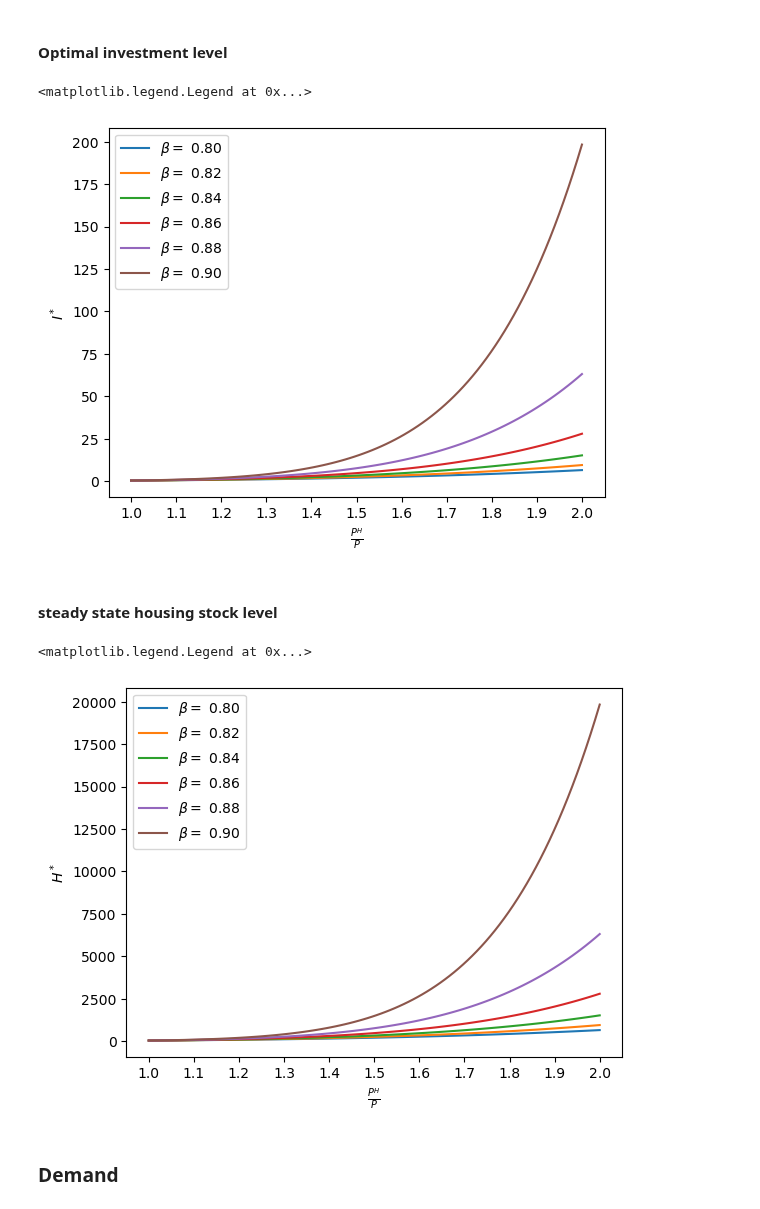
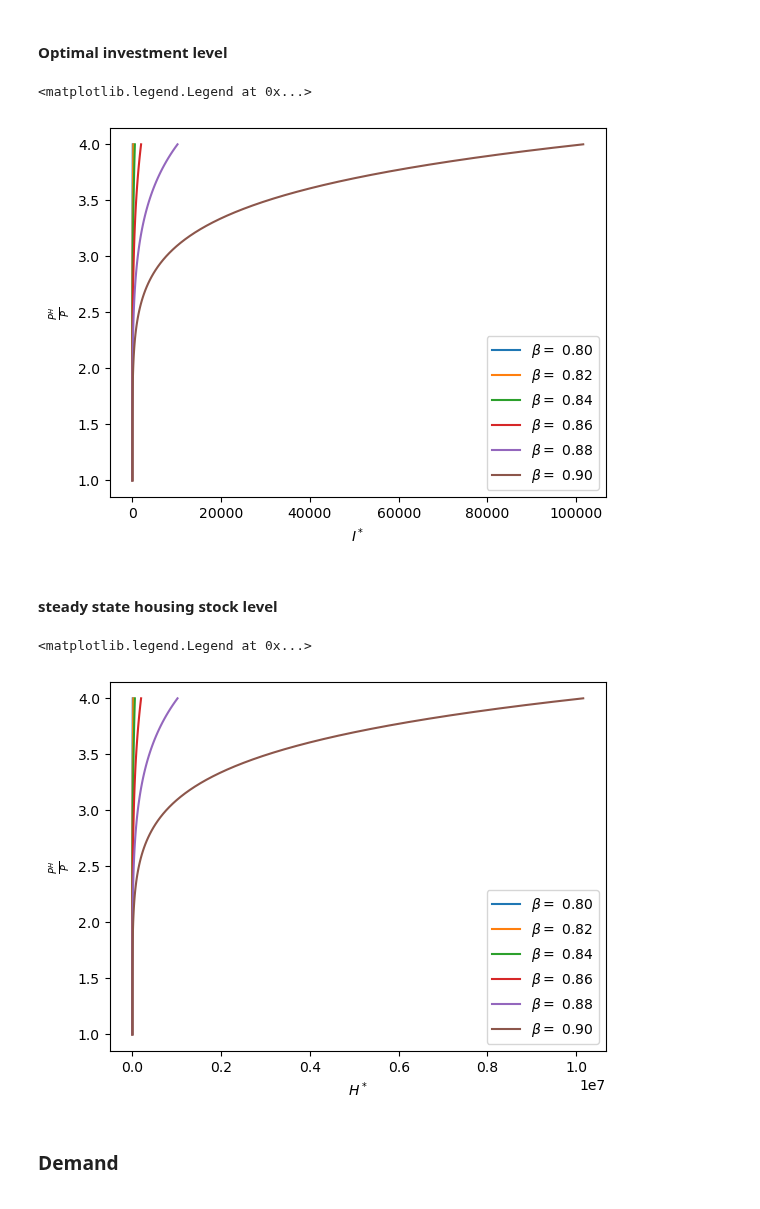
Before and after one commit to NumEconCopenhagen/projects-2023-vennerne, a Jupyter notebook: modelproject/modelproject.ipynb, the cells around one changed output. Saved outputs shown, nothing was run; the diff lists cells and outputs as text; code cells hidden in the pictures.

```diff
--- a/modelproject/modelproject.ipynb
+++ b/modelproject/modelproject.ipynb
@@ -249,11 +219,11 @@ delta = 0.01
 
 # Define range of beta and PH values
 beta_values = np.linspace(0.8, 0.9, num=6)
-PH_values = np.linspace(1, 2, num=100)
+PH_values = np.linspace(1, 4, num=100)
 
 # Create an empty array to store the results
-I_opt = np.zeros((len(beta_values), len(PH_values)))
-H_opt = np.zeros((len(beta_values), len(PH_values)))
+I_opt_s = np.zeros((len(beta_values), len(PH_values)))
+H_opt_s = np.zeros((len(beta_values), len(PH_values)))
 
 # Loop over beta and PH values and solve the profit function
 for i, beta in enumerate(beta_values):
@@ -261,34 +231,32 @@ for i, beta in enumerate(beta_values):
         result = optimize.minimize_scalar(lambda x: -profit(x,PH,P,A,beta), method='golden')
         I = result.x
         pi = profit(I,PH,P,A,beta)
-        I_opt[i,j] = I  # Store optimal investment level
-        H_opt[i,j] = I/delta  # Store steady state housing stock level
+        I_opt_s[i,j] = I  # Store optimal investment level
+        H_opt_s[i,j] = I/delta  # Store steady state housing stock level
 # %% [markdown]
 #### Optimal investment level
 # %%
 fig = plt.figure()
 for v, beta in enumerate(beta_values):
-    plt.plot(PH_values, I_opt[v,:], label=r'$\beta=$ {:.2f}'.format(beta))
-plt.xlabel(r'$\frac{P^H}{P}$')
-plt.ylabel(r'$I^*$')
-plt.xticks(np.arange(min(PH_values), max(PH_values)+0.01, 0.1))
+    plt.plot(I_opt_s[v,:],PH_values, label=r'$\beta=$ {:.2f}'.format(beta))
+plt.xlabel(r'$I^*$')
+plt.ylabel(r'$\frac{P^H}{P}$')
 plt.legend()
 # %% [output]
 <matplotlib.legend.Legend at 0x...>
-[figure, old version]
+[figure, new version]
 # %% [markdown]
 #### steady state housing stock level
 # %%
 fig = plt.figure()
 for v, beta in enumerate(beta_values):
-    plt.plot(PH_values, H_opt[v,:], label=r'$\beta=$ {:.2f}'.format(beta))
-plt.xlabel(r'$\frac{P^H}{P}$')
-plt.ylabel(r'$H^*$')
-plt.xticks(np.arange(min(PH_values), max(PH_values)+0.01, 0.1))
+    plt.plot(H_opt_s[v,:],PH_values, label=r'$\beta=$ {:.2f}'.format(beta))
+plt.xlabel(r'$H^*$')
+plt.ylabel(r'$\frac{P^H}{P}$')
 plt.legend()
 # %% [output]
 <matplotlib.legend.Legend at 0x...>
-[figure, old version]
+[figure, new version]
 # %% [markdown]
 ### Demand
 # %%
```
Also changed, not shown: parts of 18 cells of this notebook.
